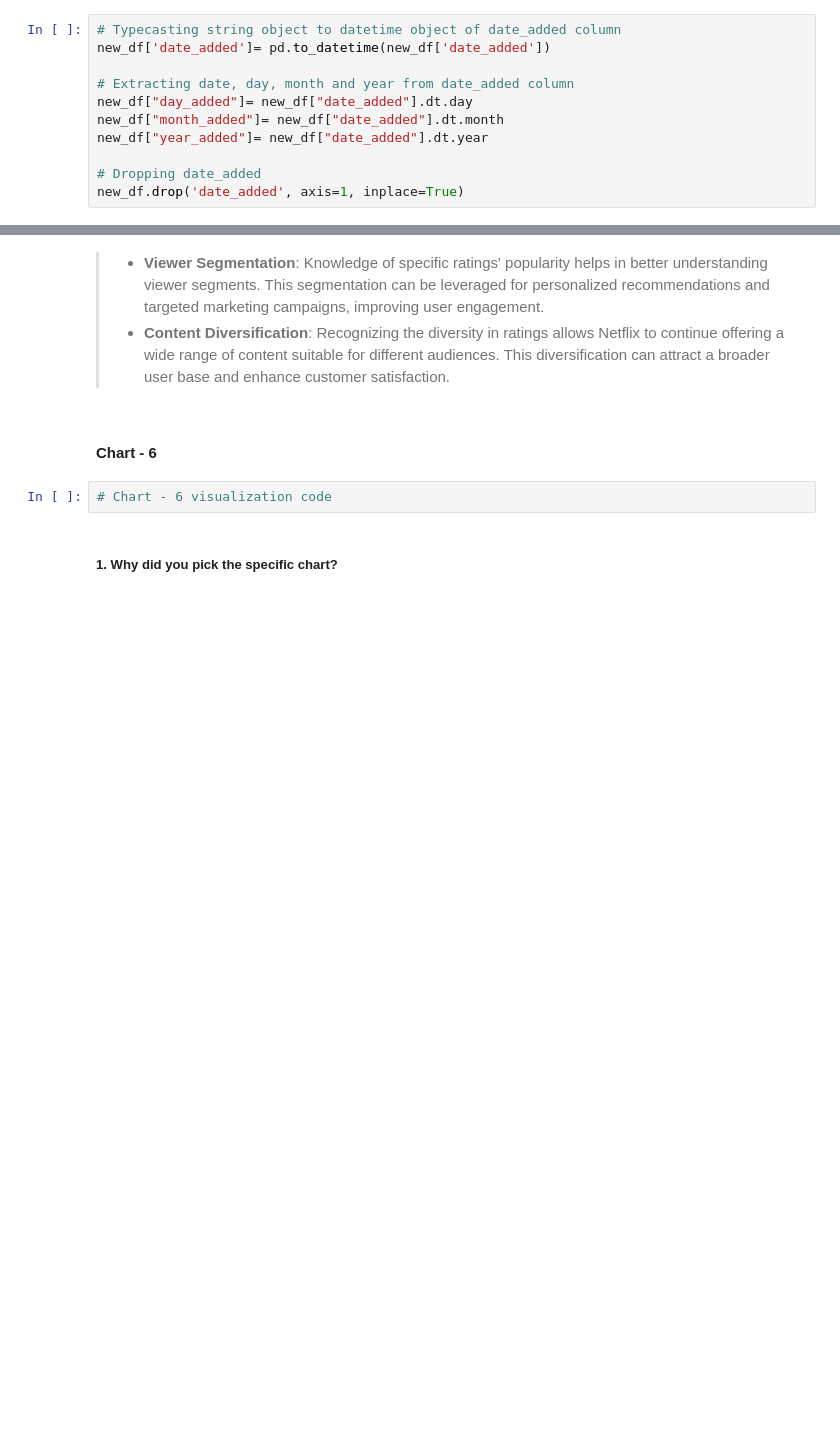
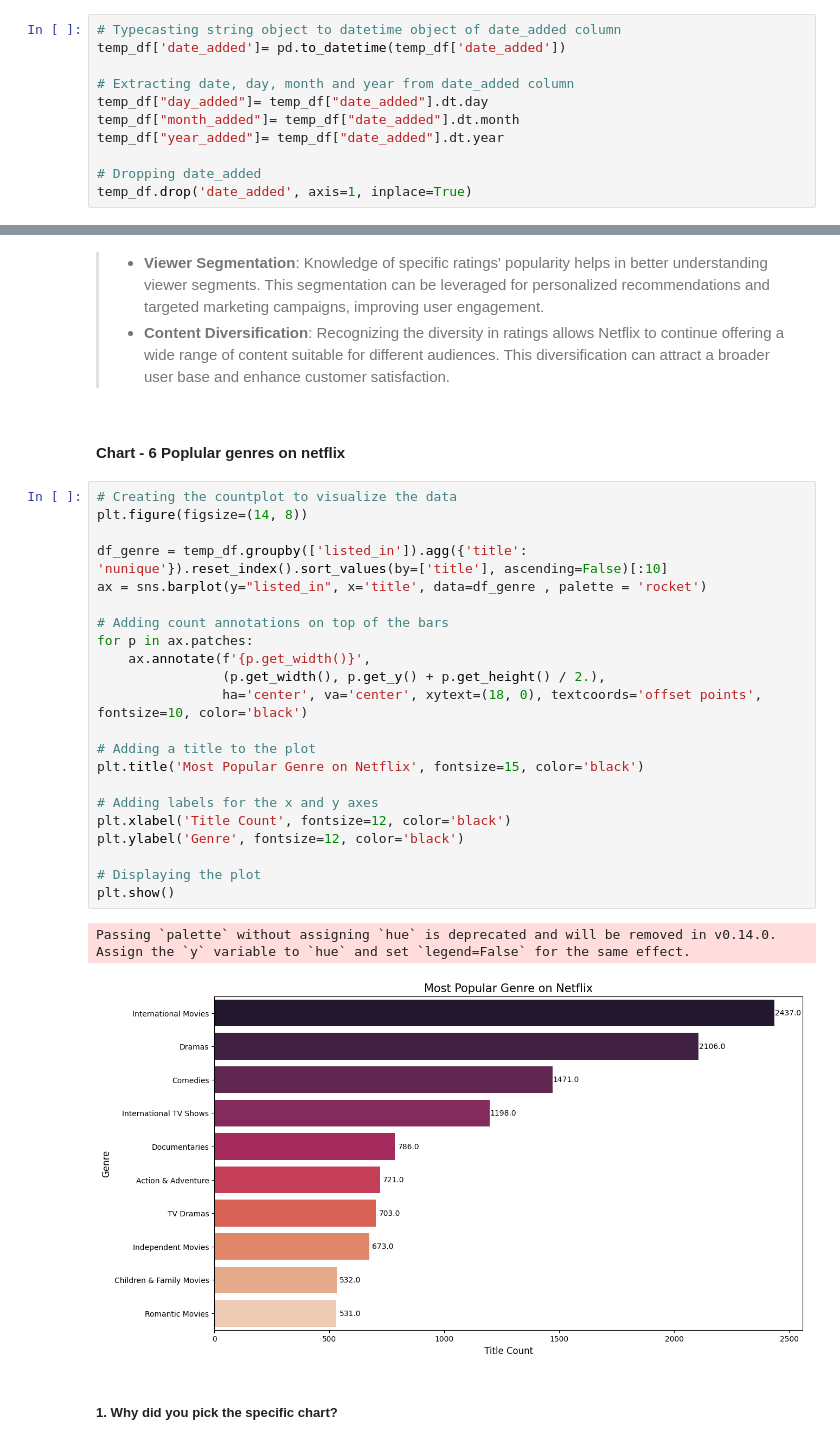
Before and after one commit to Electra89/Unsupervised-ML---Netflix-Movies-and-TV-Shows-Clustering, a Jupyter notebook: Unsupervised_ML_Netflix_Movies_and_TV_Shows_Clustering.ipynb, the cells around one changed output, grey strips where cells are left out. Cells and saved outputs as stored; diff of their text form; blank space fills up the shorter version.

```diff
--- a/Unsupervised_ML_Netflix_Movies_and_TV_Shows_Clustering.ipynb
+++ b/Unsupervised_ML_Netflix_Movies_and_TV_Shows_Clustering.ipynb
@@ -280,15 +280,15 @@ temp_df.head()
 | 4 | 3% | Bianca Comparato | Unknown | TV Dramas | Brazil | TV Show | August 14, 2020 | 2020 | TV-MA | 4 | ... |
 # %%
 # Typecasting string object to datetime object of date_added column
-new_df['date_added']= pd.to_datetime(new_df['date_added'])
+temp_df['date_added']= pd.to_datetime(temp_df['date_added'])
 
 # Extracting date, day, month and year from date_added column
-new_df["day_added"]= new_df["date_added"].dt.day
-new_df["month_added"]= new_df["date_added"].dt.month
-new_df["year_added"]= new_df["date_added"].dt.year
+temp_df["day_added"]= temp_df["date_added"].dt.day
+temp_df["month_added"]= temp_df["date_added"].dt.month
+temp_df["year_added"]= temp_df["date_added"].dt.year
 
 # Dropping date_added
-new_df.drop('date_added', axis=1, inplace=True)
+temp_df.drop('date_added', axis=1, inplace=True)
 # %%
 new_df.info()
 # %% [output]
@@ -587,8 +589,31 @@ Are there any insights that lead to negative growth? Justify with specific reaso
 > * **Viewer Segmentation**: Knowledge of specific ratings' popularity helps in better understanding viewer segments. This segmentation can be leveraged for personalized recommendations and targeted marketing campaigns, improving user engagement.
 > * **Content Diversification**: Recognizing the diversity in ratings allows Netflix to continue offering a wide range of content suitable for different audiences. This diversification can attract a broader user base and enhance customer satisfaction.
 # %% [markdown]
-#### Chart - 6
+#### Chart - 6 Poplular genres on netflix
-# %%
-# Chart - 6 visualization code
+# %%
+# Creating the countplot to visualize the data
+plt.figure(figsize=(14, 8))
+
+df_genre = temp_df.groupby(['listed_in']).agg({'title': 'nunique'}).reset_index().sort_values(by=['title'], ascending=False)[:10]
+ax = sns.barplot(y="listed_in", x='title', data=df_genre , palette = 'rocket')
+
+# Adding count annotations on top of the bars
+for p in ax.patches:
+    ax.annotate(f'{p.get_width()}',
+                (p.get_width(), p.get_y() + p.get_height() / 2.),
+                ha='center', va='center', xytext=(18, 0), textcoords='offset points', fontsize=10, color='black')
+
+# Adding a title to the plot
+plt.title('Most Popular Genre on Netflix', fontsize=15, color='black')
+
+# Adding labels for the x and y axes
+plt.xlabel('Title Count', fontsize=12, color='black')
+plt.ylabel('Genre', fontsize=12, color='black')
+
+# Displaying the plot
+plt.show()
+# %% [output]
+Passing `palette` without assigning `hue` is deprecated and will be removed in v0.14.0. Assign the `y` variable to `hue` and set `legend=False` for the same effect.
+[figure, added]
 # %% [markdown]
 ##### 1. Why did you pick the specific chart?
```
Also changed, not shown: parts of 82 cells of this notebook.
